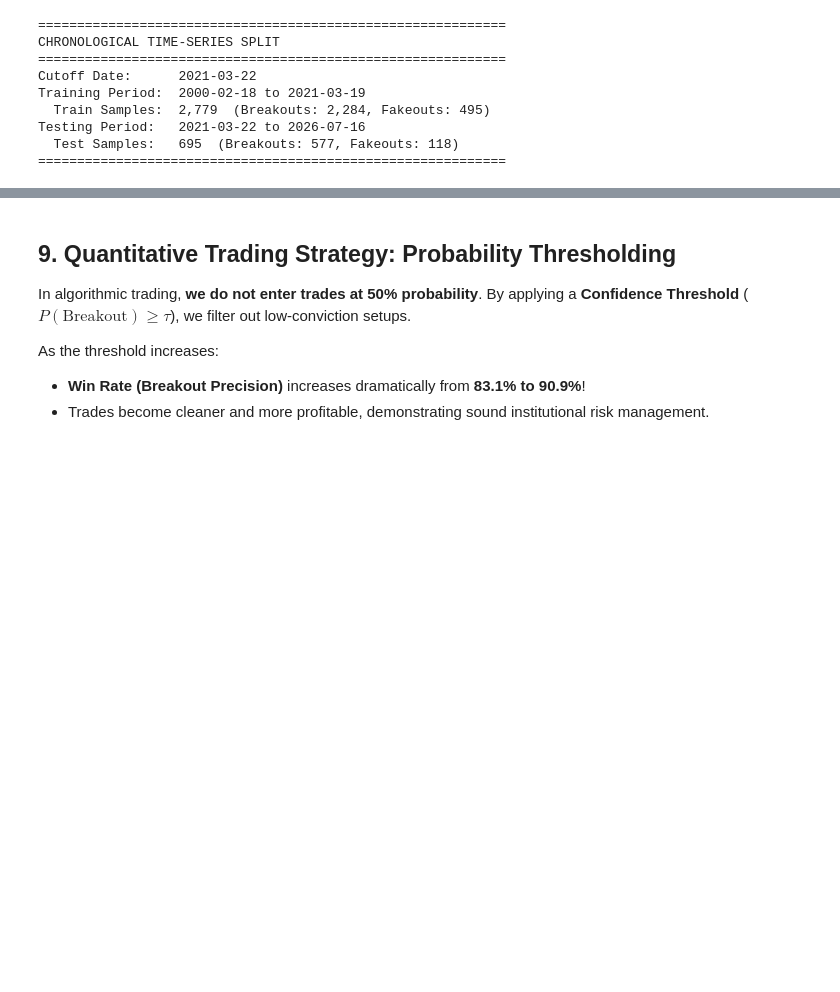
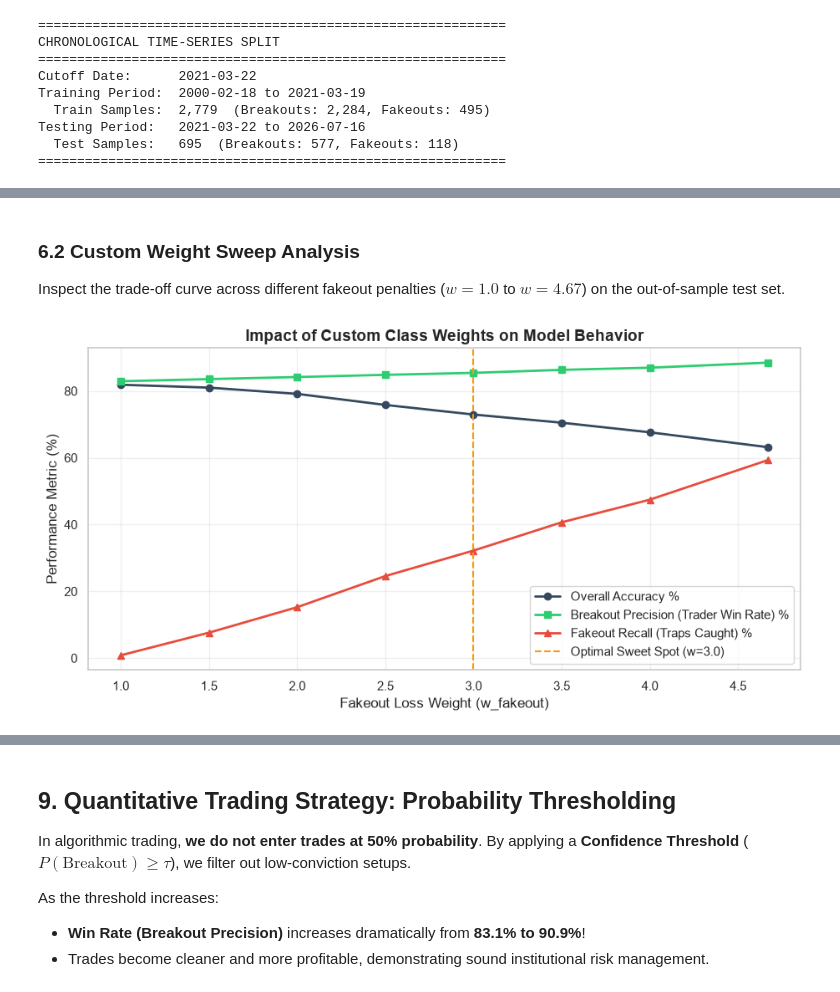
Before and after one commit to salahAbdeldaim/stock-breakout-detection, a Jupyter notebook: model.ipynb, the cells around one changed output, grey strips where cells are left out. Drawn from its saved outputs; the diff is of its cells as text; code cells hidden in the pictures; blank space fills up the shorter version.

```diff
--- a/model.ipynb
+++ b/model.ipynb
@@ -268,0 +301,43 @@ We evaluate all three models on the out-of-sample test set (2021–2026) across
+# %% [markdown]
+### 6.2 Custom Weight Sweep Analysis
+Inspect the trade-off curve across different fakeout penalties ($w=1.0$ to $w=4.67$) on the out-of-sample test set.
+# %%
+weight_sweep_results = []
+test_weights = [1.0, 1.5, 2.0, 2.5, 3.0, 3.5, 4.0, 4.67]
+
+for w in test_weights:
+    w_vec = np.where(y_train == 0, w, 1.0)
+    m = xgb.XGBClassifier(
+        n_estimators=150, max_depth=4, learning_rate=0.03,
+        subsample=0.8, colsample_bytree=0.8, eval_metric="logloss", random_state=42
+    )
+    m.fit(X_train, y_train, sample_weight=w_vec)
+    preds_w = m.predict(X_test)
+
+    acc_w = accuracy_score(y_test, preds_w)
+    fo_rec_w = recall_score(y_test, preds_w, pos_label=0)
+    bo_prec_w = precision_score(y_test, preds_w, pos_label=1)
+
+    weight_sweep_results.append({
+        "Fakeout_Weight": w,
+        "Accuracy_%": acc_w * 100,
+        "Breakout_Precision_%": bo_prec_w * 100,
+        "Fakeout_Recall_%": fo_rec_w * 100
+    })
+
+df_sweep = pd.DataFrame(weight_sweep_results)
+
+plt.figure(figsize=(11, 5))
+plt.plot(df_sweep["Fakeout_Weight"], df_sweep["Accuracy_%"], marker="o", lw=2, label="Overall Accuracy %", color="#34495e")
+plt.plot(df_sweep["Fakeout_Weight"], df_sweep["Breakout_Precision_%"], marker="s", lw=2, label="Breakout Precision (Trader Win Rate) %", color="#2ecc71")
+plt.plot(df_sweep["Fakeout_Weight"], df_sweep["Fakeout_Recall_%"], marker="^", lw=2, label="Fakeout Recall (Traps Caught) %", color="#e74c3c")
+
+plt.axvline(x=3.0, color="#f39c12", linestyle="--", label="Optimal Sweet Spot (w=3.0)")
+plt.xlabel("Fakeout Loss Weight (w_fakeout)")
+plt.ylabel("Performance Metric (%)")
+plt.title("Impact of Custom Class Weights on Model Behavior", fontsize=14, fontweight="bold")
+plt.legend(loc="best")
+plt.grid(True, alpha=0.3)
+plt.show()
+# %% [output]
+[figure, added]
```
Also changed, not shown: parts of 20 cells of this notebook, 1 other file.
